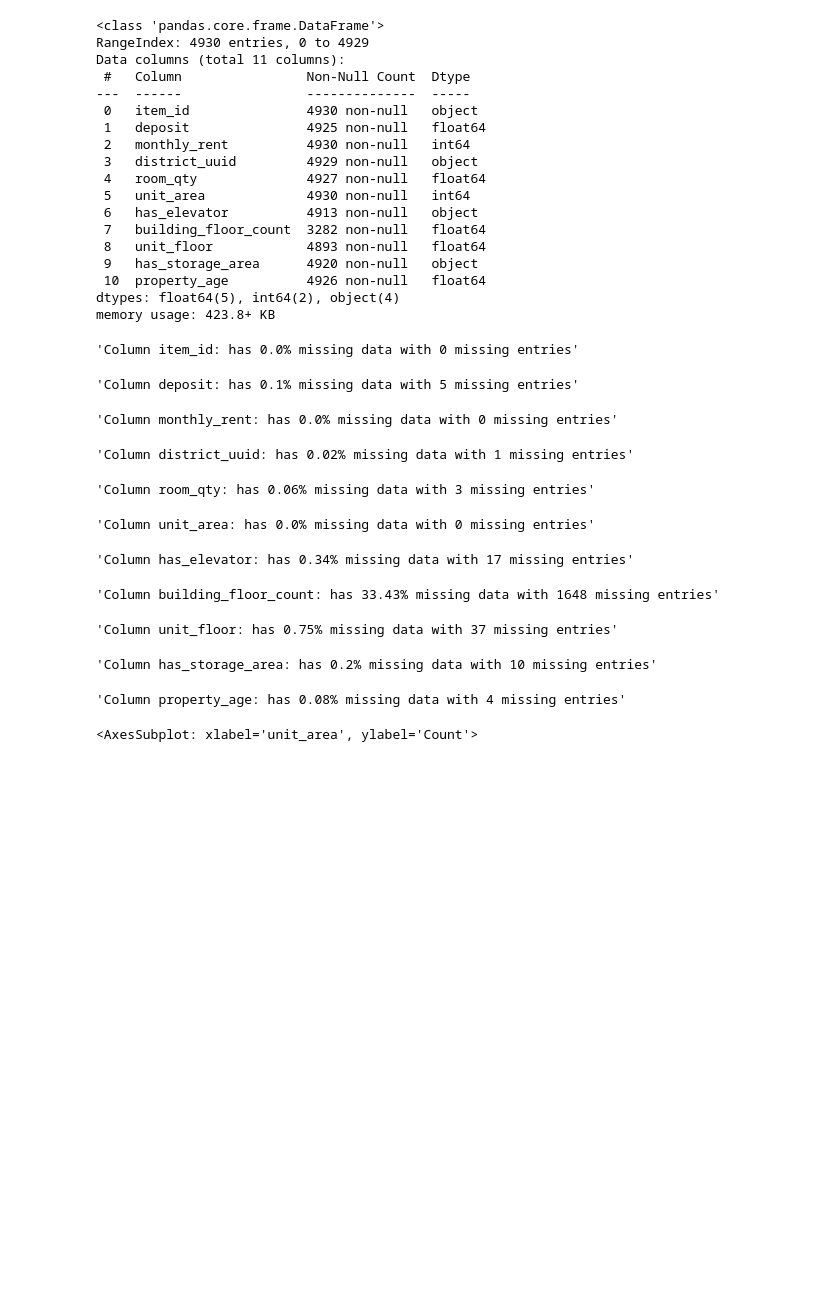
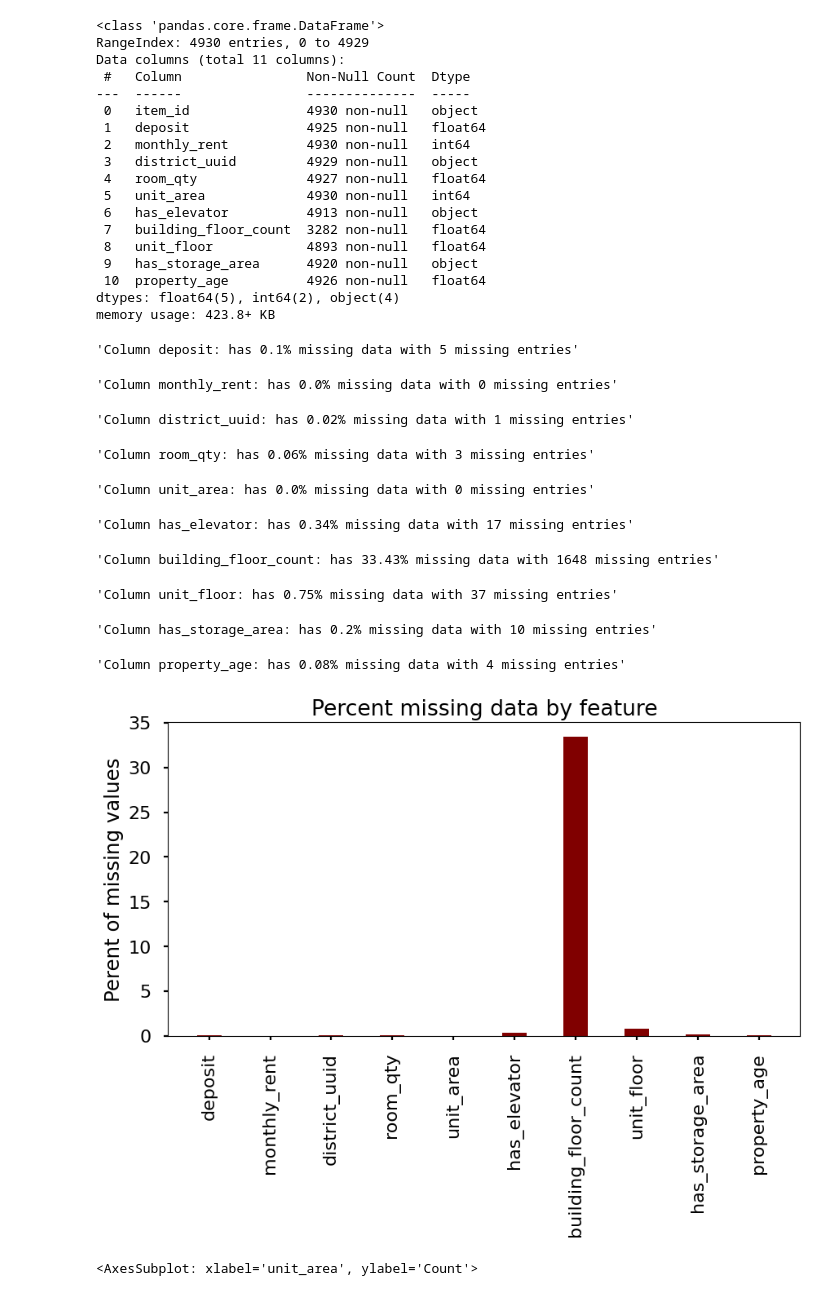
Before and after one commit to hunghuy201280/real-estate-recommendation, a Jupyter notebook: models/code.ipynb, the cells around one changed output. Cells and saved outputs as stored; diff of their text form; code cells hidden in the pictures; blank space fills up the shorter version.

```diff
--- a/models/code.ipynb
+++ b/models/code.ipynb
@@ -92,6 +92,8 @@ memory usage: 423.8+ KB
 # visualize missing value
 missing_stats = {}
 for col in homes.columns:
+    if col =="item_id":
+        continue
     missing_data_count = homes[col].isna().sum()
     missing_percent = round(missing_data_count/len(homes)*100, 2)
     missing_stats[col] = {
@@ -101,17 +103,33 @@ for col in homes.columns:
     display(
         f"Column {col}: has {missing_percent}% missing data with {missing_data_count} missing entries")
 # %% [output]
-'Column item_id: has 0.0% missing data with 0 missing entries'
+'Column deposit: has 0.1% missing data with 5 missing entries'
-'Column deposit: has 0.1% missing data with 5 missing entries'
+'Column monthly_rent: has 0.0% missing data with 0 missing entries'
-'Column monthly_rent: has 0.0% missing data with 0 missing entries'
+'Column district_uuid: has 0.02% missing data with 1 missing entries'
-'Column district_uuid: has 0.02% missing data with 1 missing entries'
+'Column room_qty: has 0.06% missing data with 3 missing entries'
-'Column room_qty: has 0.06% missing data with 3 missing entries'
+'Column unit_area: has 0.0% missing data with 0 missing entries'
-'Column unit_area: has 0.0% missing data with 0 missing entries'
+'Column has_elevator: has 0.34% missing data with 17 missing entries'
-'Column has_elevator: has 0.34% missing data with 17 missing entries'
+'Column building_floor_count: has 33.43% missing data with 1648 missing entries'
-'Column building_floor_count: has 33.43% missing data with 1648 missing entries'
+'Column unit_floor: has 0.75% missing data with 37 missing entries'
-'Column unit_floor: has 0.75% missing data with 37 missing entries'
+'Column has_storage_area: has 0.2% missing data with 10 missing entries'
-'Column has_storage_area: has 0.2% missing data with 10 missing entries'
+'Column property_age: has 0.08% missing data with 4 missing entries'
-'Column property_age: has 0.08% missing data with 4 missing entries'
+# %%
+x_axis = list(missing_stats.keys())
+values = list(map(lambda x: x["percent"],missing_stats.values()))
+
+fig = plt.figure(figsize = (10, 5))
+
+# creating the bar plot
+plt.bar(x_axis, values, color ='maroon',
+        width = 0.4)
+
+plt.xticks(rotation=90)
+
+plt.ylabel("Perent of missing values")
+plt.title("Percent missing data by feature")
+plt.show()
+# %% [output]
+[figure, added]
 # %%
 plt.figure(figsize=(10, 4))
 sns.histplot(homes['unit_area'], color='teal', kde=True, bins=80)
```
Also changed, not shown: parts of 11 cells of this notebook, 1 other file.
